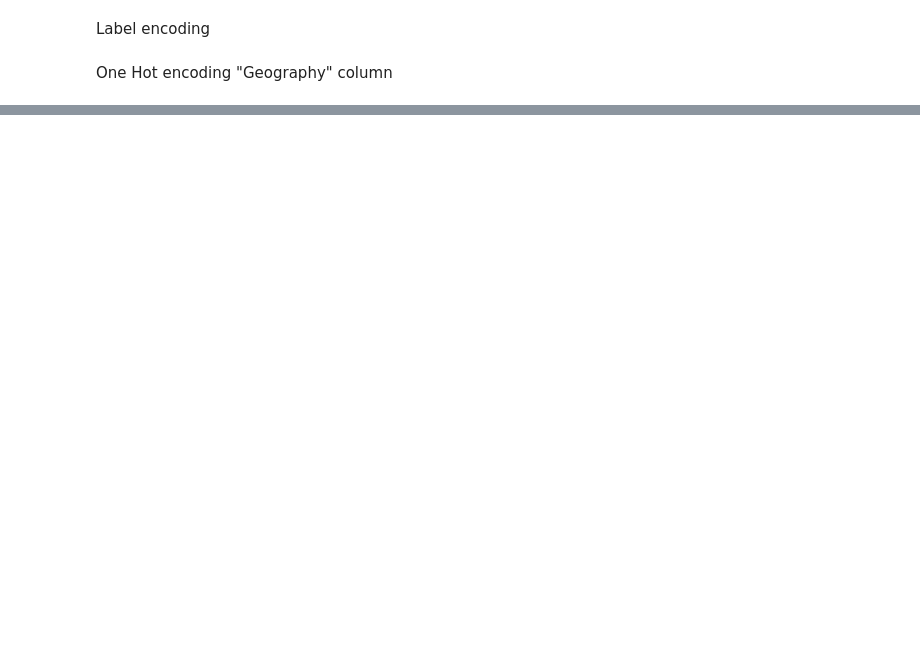
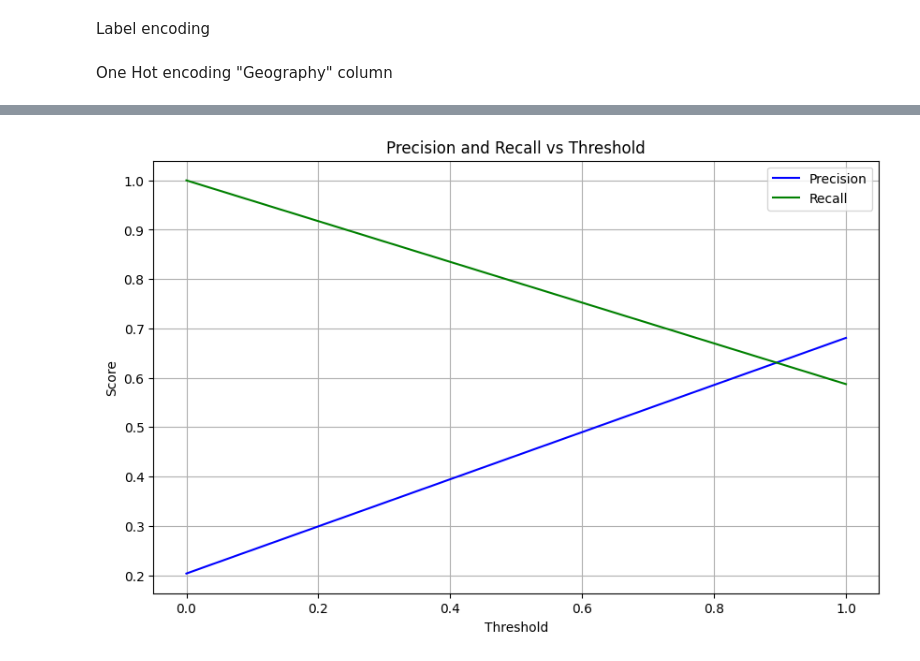
Before and after one commit to Predaotor/ML-Training, a Jupyter notebook: Tensorflow/tensorflow.ipynb, the cells around one changed output, grey strips where cells are left out. Drawn from its saved outputs; the diff is of its cells as text; code cells hidden in the pictures; blank space fills up the shorter version.

```diff
--- a/Tensorflow/tensorflow.ipynb
+++ b/Tensorflow/tensorflow.ipynb
@@ -62,0 +110,6 @@ ValueError: could not convert string to float: 'Spain'
+# %%
+ann = tf.keras.models.Sequential([
+    tf.keras.layers.Dense(units=6, activation="relu"),
+    tf.keras.layers.Dense(units=6, activation="relu"),
+    tf.keras.layers.Dense(units=1, activation="sigmoid")
+])
@@ -62,0 +256,17 @@ ValueError: could not convert string to float: 'Spain'
+# %%
+
+from sklearn.metrics import accuracy_score, precision_score, recall_score, f1_score, confusion_matrix
+y_pred =( ann.predict(X_test) >0.30).astype(int) # Full test set
+
+
+# Flatten predictions
+y_pred_flat = y_pred.flatten()
+
+# Metrics
+print("Accuracy:", accuracy_score(y_test, y_pred_flat))
+print("Precision:", precision_score(y_test, y_pred_flat))
+print("Recall:", recall_score(y_test, y_pred_flat))
+print("F1 Score:", f1_score(y_test, y_pred_flat))
+print("Confusion Matrix:\n", confusion_matrix(y_test, y_pred_flat))
+
+print(np.concatenate((y_pred.reshape(len(y_pred), 1), y_test.reshape(len(y_test),1)),1))
@@ -62,0 +291,21 @@ ValueError: could not convert string to float: 'Spain'
+# %%
+from sklearn.metrics import precision_recall_curve
+precision, recall, thresholds = precision_recall_curve(y_test, y_pred_flat)
+import matplotlib.pyplot as plt
+
+# Compute precision-recall pairs and thresholds
+from sklearn.metrics import precision_recall_curve
+precision, recall, thresholds = precision_recall_curve(y_test, y_pred_flat)
+
+# Plot precision and recall vs threshold
+plt.figure(figsize=(10, 6))
+plt.plot(thresholds, precision[:-1], label='Precision', color='blue')
+plt.plot(thresholds, recall[:-1], label='Recall', color='green')
+plt.xlabel('Threshold')
+plt.ylabel('Score')
+plt.title('Precision and Recall vs Threshold')
+plt.legend()
+plt.grid(True)
+plt.show()
+# %% [output]
+[figure, added]
```
Also changed, not shown: parts of 12 cells of this notebook.
